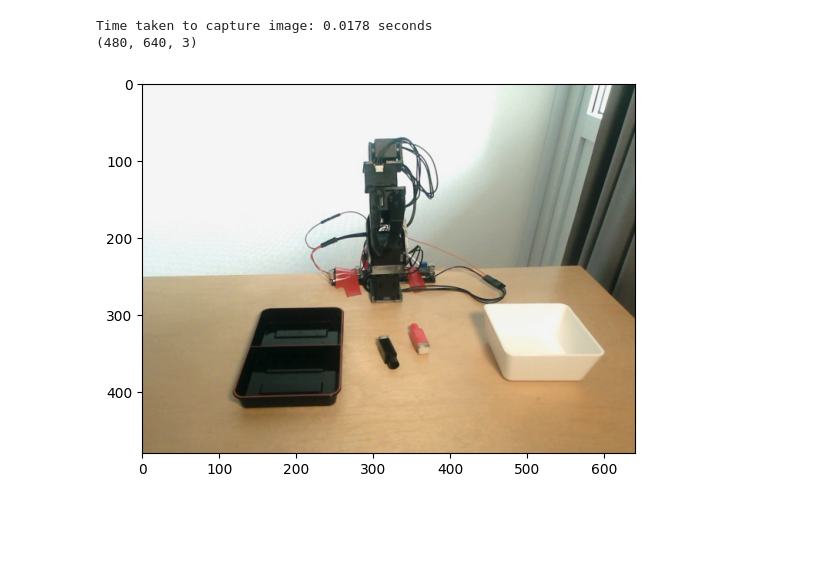
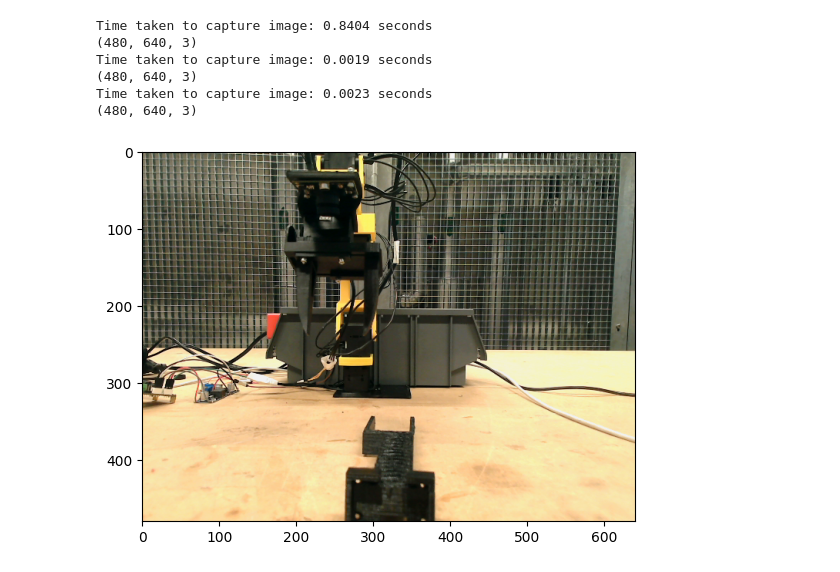
Before and after one commit to Shaka-Labs/ACT, a Jupyter notebook: cam.ipynb, the cells around one changed output. Saved outputs shown, nothing was run; the diff lists cells and outputs as text; code cells hidden in the pictures; blank space fills up the shorter version.

```diff
--- a/cam.ipynb
+++ b/cam.ipynb
@@ -6,44 +6,48 @@ from matplotlib import pyplot as plt
 
 def capture_and_save_image():
     # Initialize the camera (0 is the default camera)
-    cam = cv2.VideoCapture(0)
+    cam = cv2.VideoCapture(2)
 
     # Check if the camera opened successfully
     if not cam.isOpened():
         raise IOError("Cannot open camera")
 
-    for i in range(1):
+    for i in range(3):
         t0 = time()
         # Capture a single frame
         _, frame = cam.read()
 
 
         # Generate a unique filename with the current date and time
         image = cv2.cvtColor(frame, cv2.COLOR_BGR2RGB)
         #image = cv2.resize(image, (640, 480), interpolation=cv2.INTER_AREA)
         # Define your crop coordinates (top left corner and bottom right corner)
-        x1, y1 = 400, 000  # Example starting coordinates (top left of the crop rectangle)
-        x2, y2 = 1600, 900  # Example ending coordinates (bottom right of the crop rectangle)
+        # x1, y1 = 400, 000  # Example starting coordinates (top left of the crop rectangle)
+        # x2, y2 = 1600, 900  # Example ending coordinates (bottom right of the crop rectangle)
 
         # Crxp the image
-        image = image[y1:y2, x1:x2]
+        # image = image[y1:y2, x1:x2]
 
-        image = cv2.resize(image, (640, 480), interpolation=cv2.INTER_AREA)
+        # image = cv2.resize(image, (640, 480), interpolation=cv2.INTER_AREA)
         print("Time taken to capture image: {:.4f} seconds".format(time() - t0))
 
         print(image.shape)
         # Save the captured image to the current directory
         plt.imshow(image)
         sleep(0.04)
 
 
     # Release the camera
     cam.release()
 
 # Example usage
 if __name__ == '__main__':
     capture_and_save_image()
 # %% [output]
-Time taken to capture image: 0.0178 seconds
+Time taken to capture image: 0.8404 seconds
 (480, 640, 3)
+Time taken to capture image: 0.0019 seconds
+(480, 640, 3)
+Time taken to capture image: 0.0023 seconds
+(480, 640, 3)
-[figure, old version]
+[figure, new version]
```
Also changed, not shown: 2 other files.
